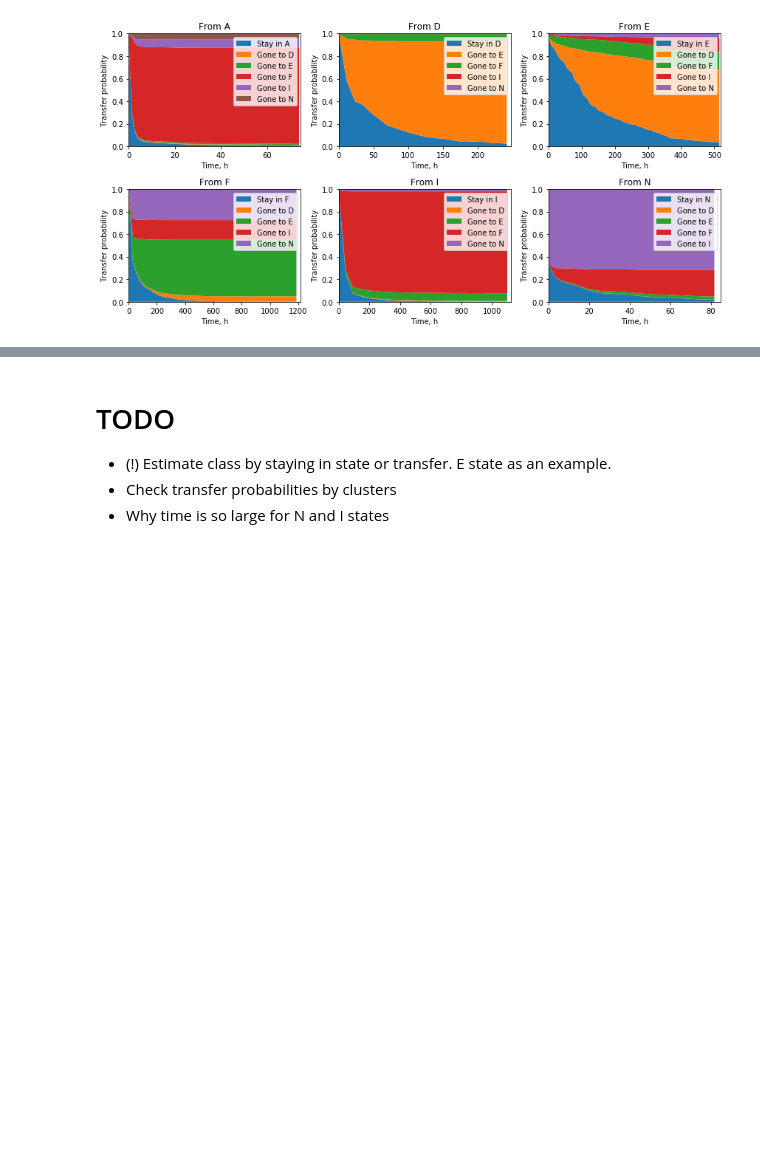
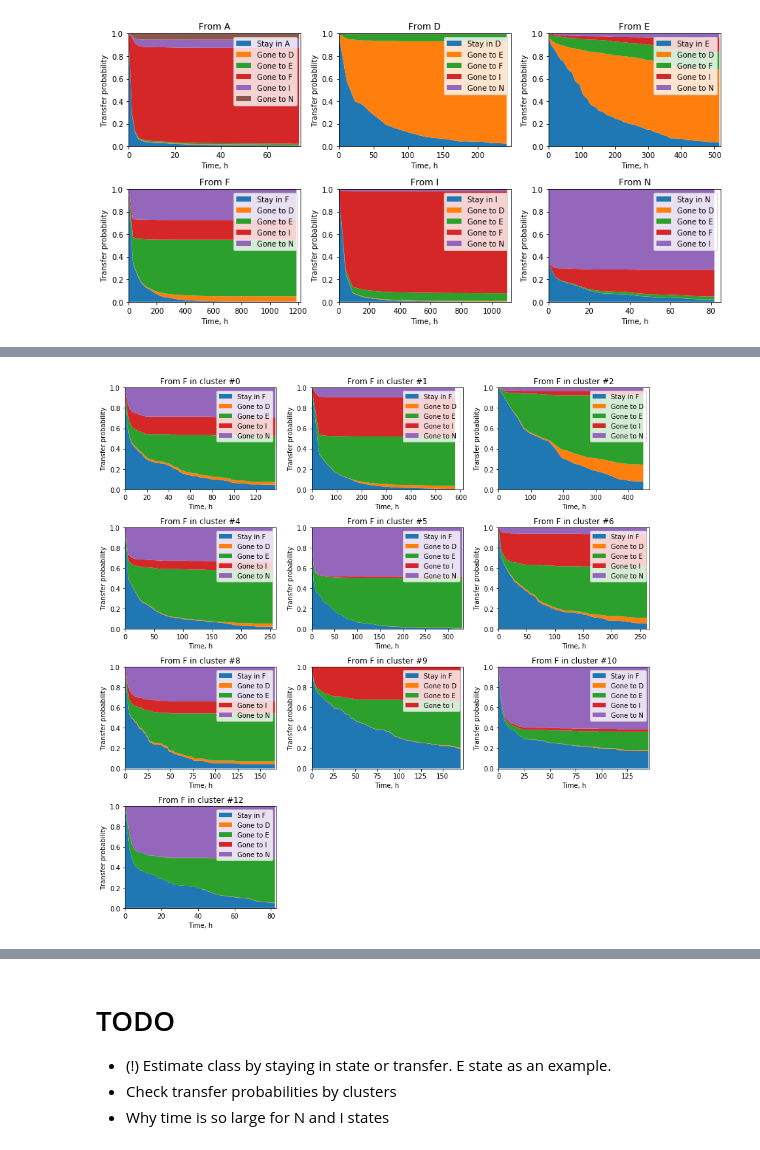
Before and after one commit to iterater/health-hmm, a Jupyter notebook: testing_cps.ipynb, the cells around one changed output, grey strips where cells are left out. Saved outputs shown, nothing was run; the diff lists cells and outputs as text; code cells hidden in the pictures; blank space fills up the shorter version.

```diff
--- a/testing_cps.ipynb
+++ b/testing_cps.ipynb
@@ -181,0 +229,4 @@ fig.patch.set_facecolor('white')
+# %%
+plot_transitions_by_cluster('F')
+# %% [output]
+[figure, added]
```
Also changed, not shown: parts of 5 cells of this notebook, 13 other files.
